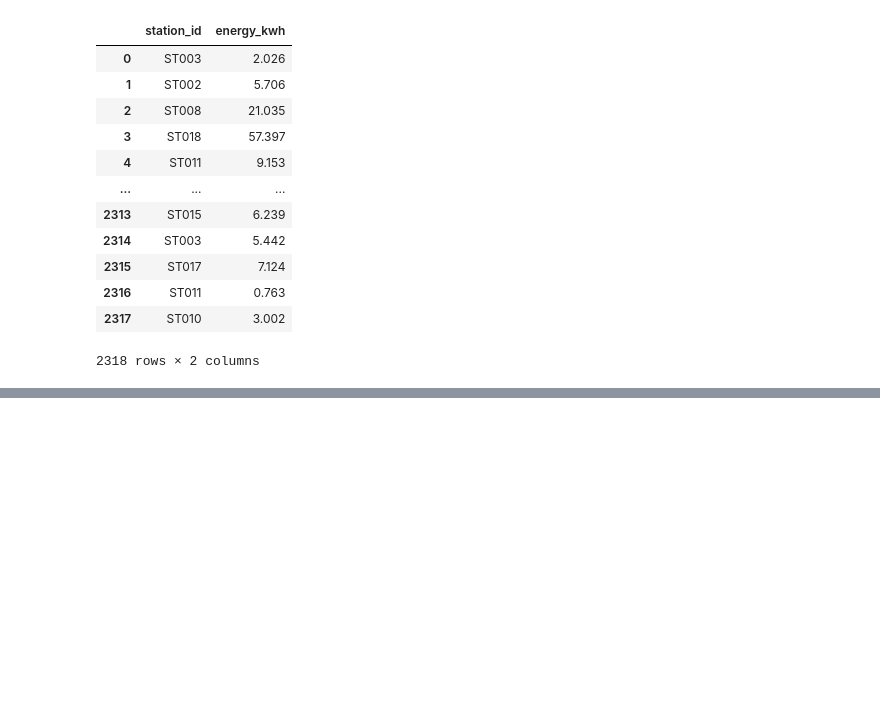
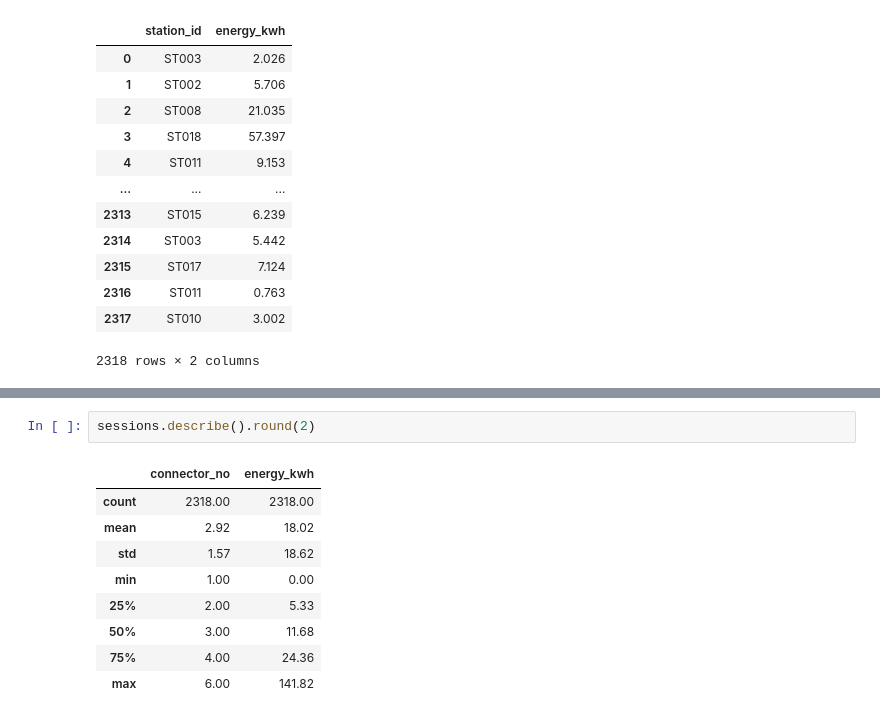
Before and after one commit to Gladrat/2627-analysis-efrei-m2-dev, a Jupyter notebook: analysis.ipynb, the cells around one changed output, grey strips where cells are left out. Cells and saved outputs as stored; diff of their text form; blank space fills up the shorter version.

```diff
--- a/analysis.ipynb
+++ b/analysis.ipynb
@@ -140,0 +144,12 @@ sessions
+# %%
+sessions.describe().round(2)
+# %% [output]
+|  | connector_no | energy_kwh |
+| count | 2318.00 | 2318.00 |
+| mean | 2.92 | 18.02 |
+| std | 1.57 | 18.62 |
+| min | 1.00 | 0.00 |
+| 25% | 2.00 | 5.33 |
+| 50% | 3.00 | 11.68 |
+| 75% | 4.00 | 24.36 |
+| max | 6.00 | 141.82 |
```
Also changed, not shown: parts of 12 cells of this notebook, 2 other files.
